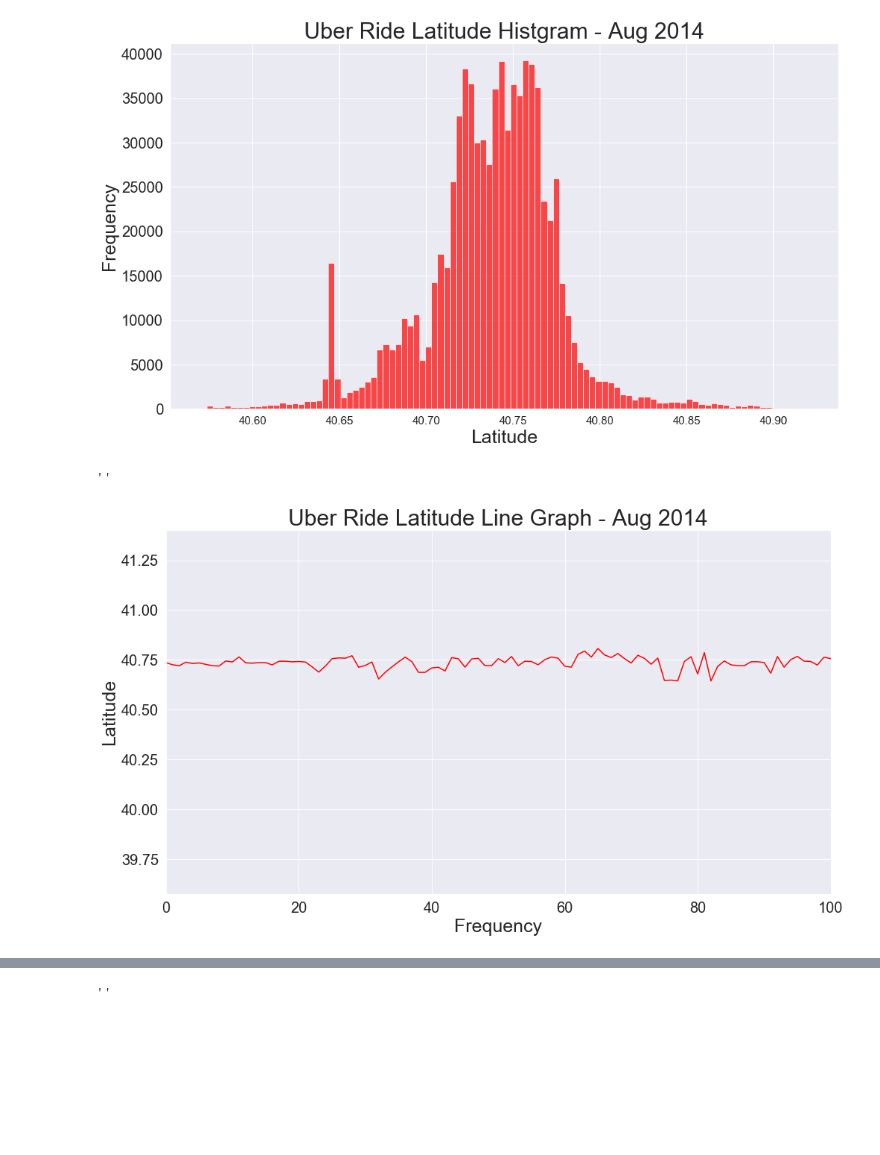
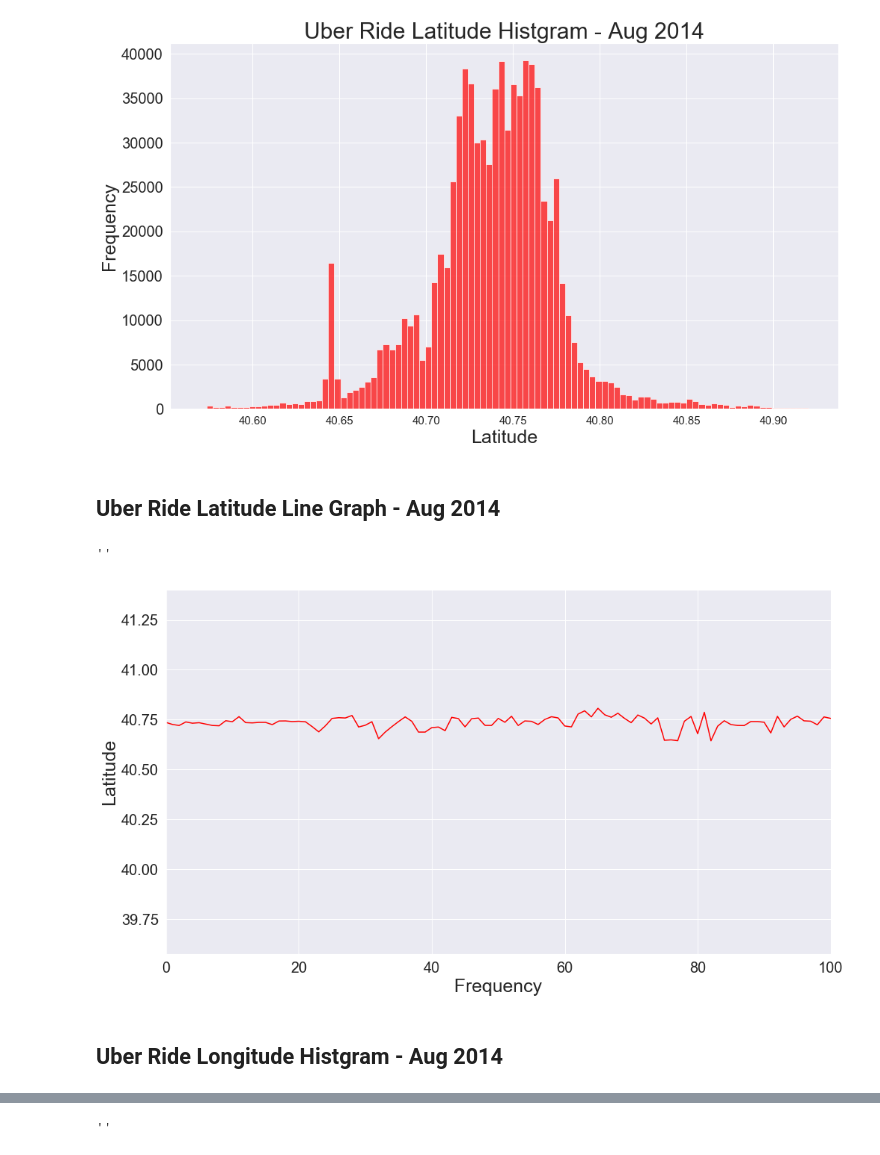
Before and after one commit to ArnoDYD/me, a Jupyter notebook: OpenDataProject/Uber Data Project.ipynb, the cells around one changed output, grey strips where cells are left out. Saved outputs shown, nothing was run; the diff lists cells and outputs as text; code cells hidden in the pictures; blank space fills up the shorter version.

```diff
--- a/OpenDataProject/Uber Data Project.ipynb
+++ b/OpenDataProject/Uber Data Project.ipynb
@@ -226,18 +230,21 @@ title('Uber Ride Latitude Histgram - Aug 2014', size = 30)
 # %% [output]
 ''
 [figure]
+# %% [markdown]
+## Uber Ride Latitude Line Graph - Aug 2014
 # %%
 plot(data['Lat'], color = "Red")
 xlim(0,100)
 xlabel('Frequency', size = 25)
 ylabel('Latitude', size = 25)
 xticks(size = 20)
 yticks(size = 20)
-title('Uber Ride Latitude Line Graph - Aug 2014', size = 30)
 ;
 # %% [output]
 ''
-[figure, old version]
+[figure, new version]
+# %% [markdown]
+## Uber Ride Longitude Histgram - Aug 2014
 # %%
 hist(data['Lon'], bins = 100, range = (-74.2,-73.84), color = "Purple", alpha = 0.7)
 xlabel('Longitude', size = 25)
```
Also changed, not shown: parts of 19 cells of this notebook.
